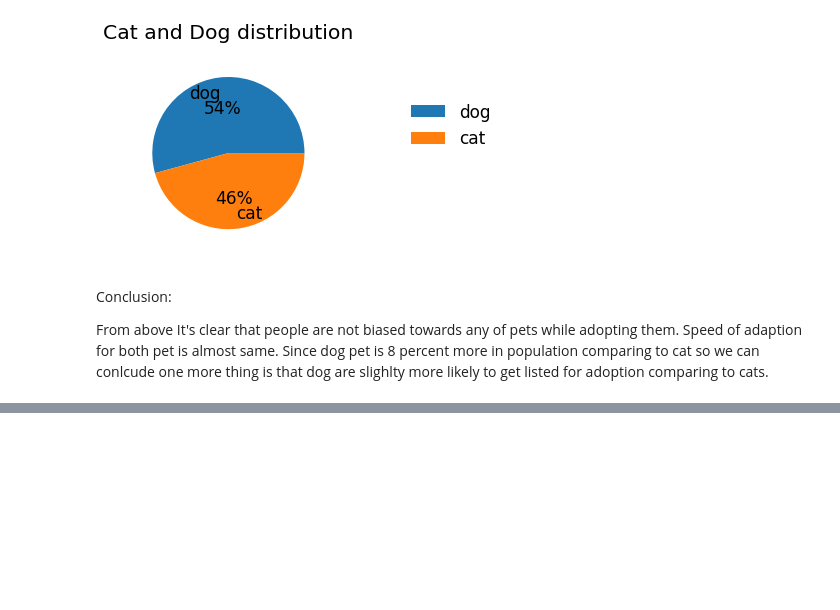
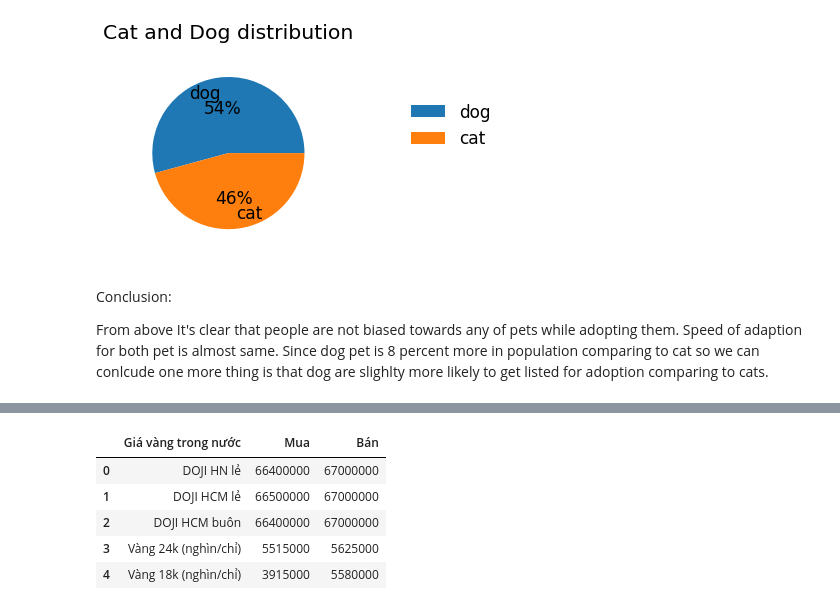
Before and after one commit to KTUYTS/cs441-19-sp2023-data-visualization, a Jupyter notebook: cs441_sp2023_tuyts.ipynb, the cells around one changed output, grey strips where cells are left out. Saved outputs shown, nothing was run; the diff lists cells and outputs as text; code cells hidden in the pictures; blank space fills up the shorter version.

```diff
--- a/cs441_sp2023_tuyts.ipynb
+++ b/cs441_sp2023_tuyts.ipynb
@@ -210,0 +230,4 @@ From above It's clear that people are not biased towards any of pets while adopt
+# %%
+url = "https://trangsuc.doji.vn/bang-gia-vang"
+# %%
+tables = pd.read_html(url)
@@ -210,0 +236,9 @@ From above It's clear that people are not biased towards any of pets while adopt
+# %%
+doji.head()
+# %% [output]
+|  | Giá vàng trong nước | Mua | Bán |
+| 0 | DOJI HN lẻ | 66400000 | 67000000 |
+| 1 | DOJI HCM lẻ | 66500000 | 67000000 |
+| 2 | DOJI HCM buôn | 66400000 | 67000000 |
+| 3 | Vàng 24k (nghìn/chỉ) | 5515000 | 5625000 |
+| 4 | Vàng 18k (nghìn/chỉ) | 3915000 | 5580000 |
```
Also changed, not shown: parts of 17 cells of this notebook.
